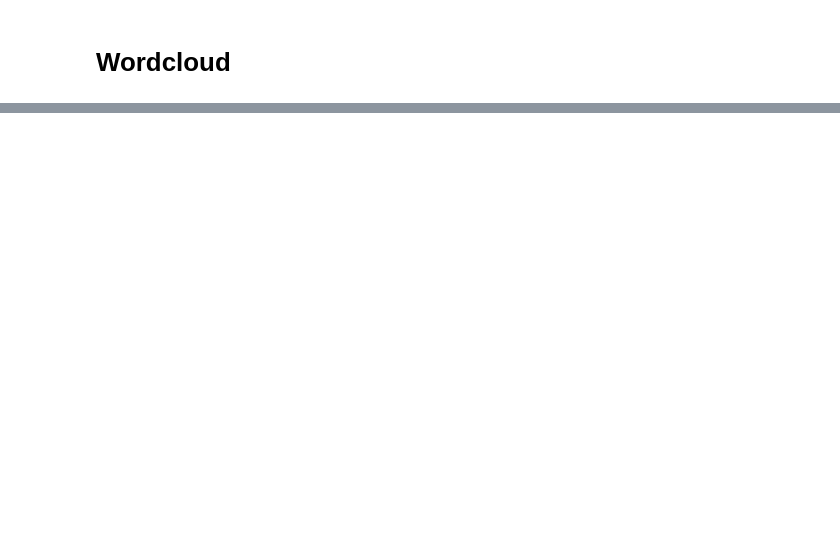
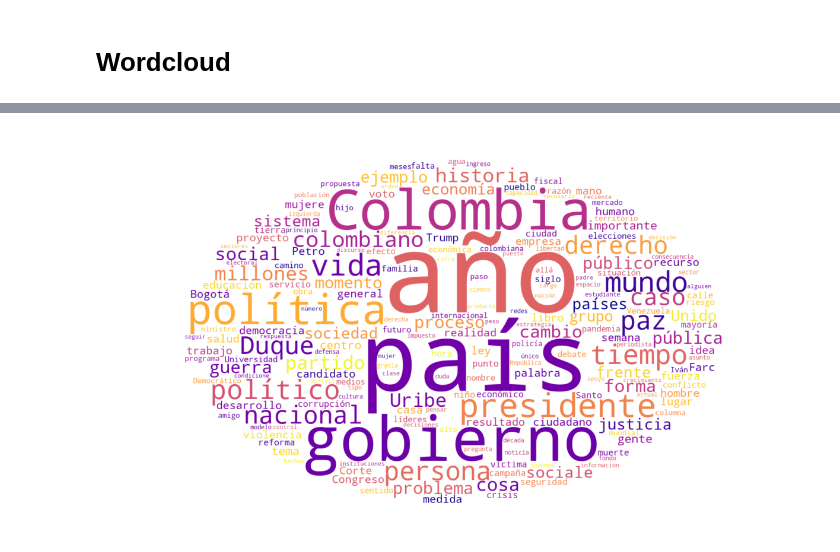
Before and after one commit to BMSS-EAFIT-Projects/HumanidadesDigitales, a Jupyter notebook: notebooks/3_estadisticos_corpus.ipynb, the cells around one changed output, grey strips where cells are left out. Saved outputs shown, nothing was run; the diff lists cells and outputs as text; code cells hidden in the pictures; blank space fills up the shorter version.

```diff
--- a/notebooks/3_estadisticos_corpus.ipynb
+++ b/notebooks/3_estadisticos_corpus.ipynb
@@ -241,0 +284,53 @@ plt.close()
+# %%
+import numpy as np
+import matplotlib.pyplot as plt
+from wordcloud import WordCloud
+
+# --- Parámetros de la máscara ---
+width, height = 1600, 900
+
+# Crear mallas de coordenadas
+x, y = np.meshgrid(
+    np.linspace(-1.5, 1.5, width),
+    np.linspace(-1.0, 1.0, height)
+)
+
+# --- Crear máscara Gaussiana ---
+# Una gaussiana suave tipo nube
+sigma_x = 0.6
+sigma_y = 0.45
+
+gaussian_mask = np.exp(-(x**2 / (2 * sigma_x**2) + y**2 / (2 * sigma_y**2)))
+
+# Convertir la gaussiana a máscara binaria
+# wordcloud requiere 0 = bloqueado, 255 = permitido
+threshold = 0.15
+mask = (gaussian_mask > threshold).astype(np.uint8) * 255
+
+# --- Texto total (tu corpus) ---
+texto_total = " ".join(corpus["Texto_limpio"])
+
+# --- Crear la nube ---
+wordcloud = WordCloud(
+    width=width,
+    height=height,
+    background_color="white",
+    mask = 255 - mask,
+    max_words=200,
+    stopwords=stopwords,
+    collocations=False,
+    prefer_horizontal=1.0,
+    relative_scaling=1.0,      # mayor contraste en tamaños
+    max_font_size=None,
+    random_state=42,
+    colormap="plasma"
+).generate(texto_total)
+
+# --- Mostrar ---
+plt.figure(figsize=(14, 7))
+plt.imshow(wordcloud, interpolation="bilinear")
+plt.axis("off")
+plt.tight_layout()
+plt.show()
+# %% [output]
+[figure, added]
```
Also changed, not shown: parts of 14 cells of this notebook, 19 other files.
